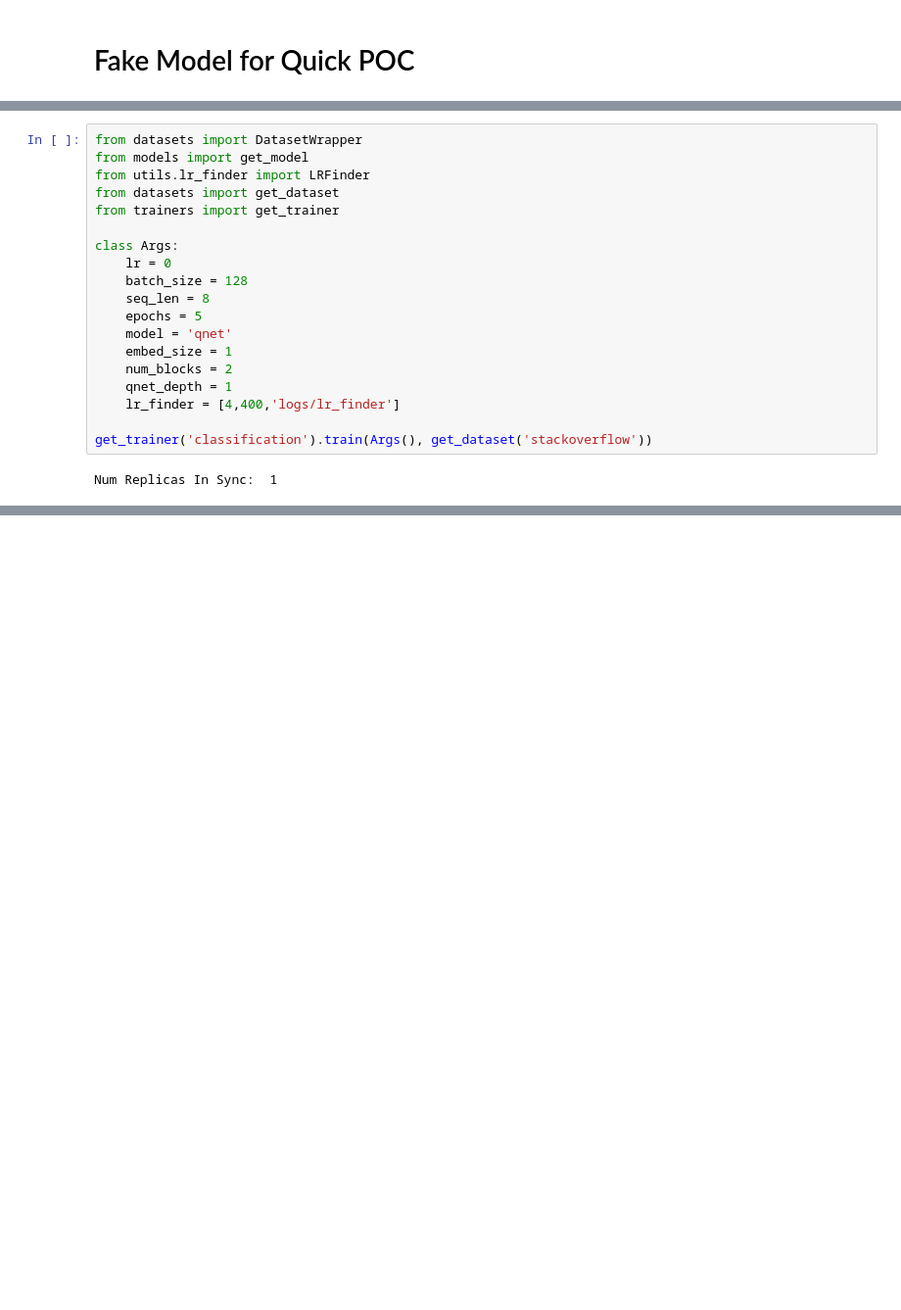
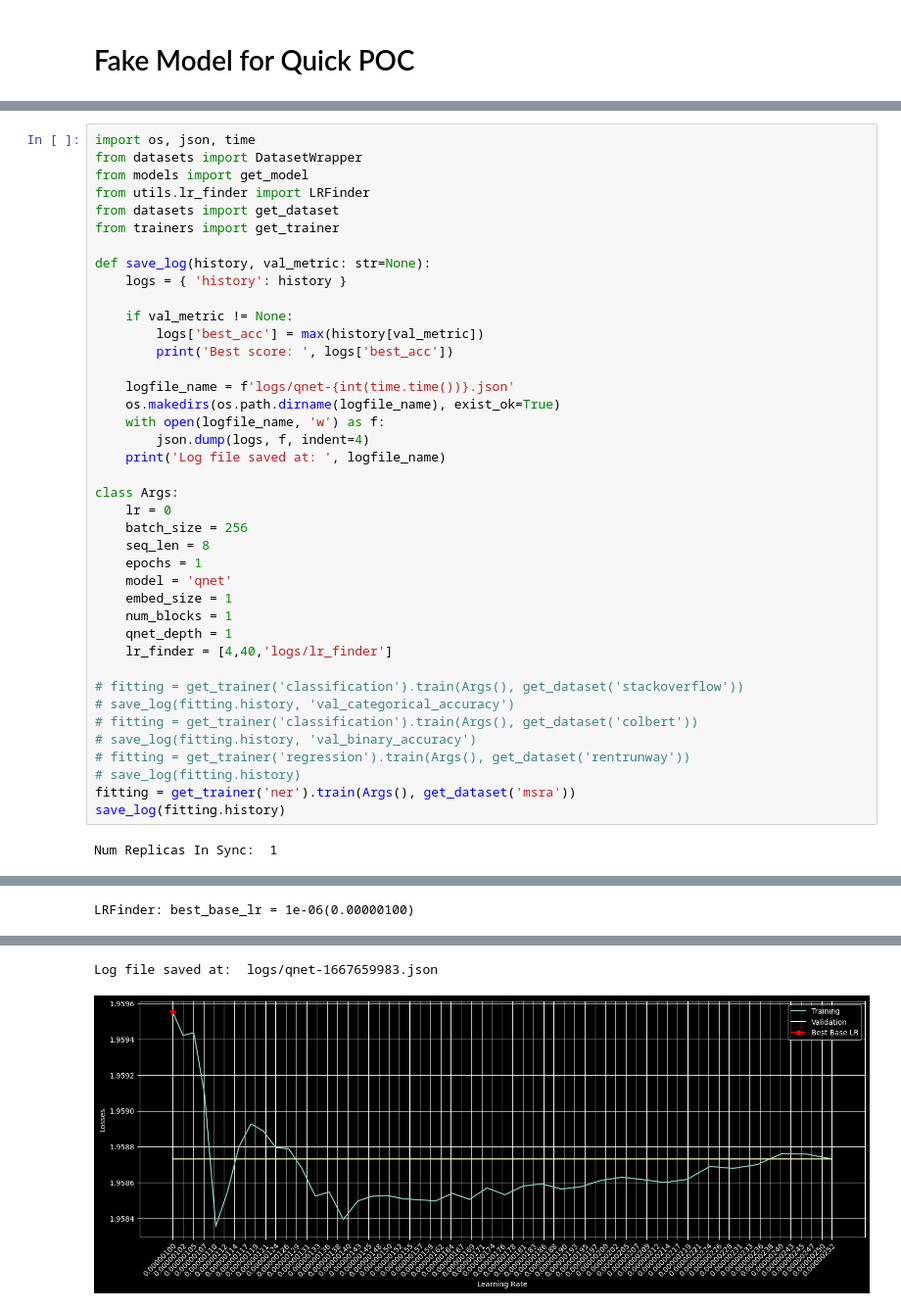
Before and after one commit to daviddaytw/QNet, a Jupyter notebook: experiments/LRFinder.ipynb, the cells around one changed output, grey strips where cells are left out. Shown at 98% size. Cells and saved outputs as stored; diff of their text form; blank space fills up the shorter version.

```diff
--- a/experiments/LRFinder.ipynb
+++ b/experiments/LRFinder.ipynb
@@ -50,21 +53,42 @@ Epoch 5/5
 # %%
+import os, json, time
 from datasets import DatasetWrapper
 from models import get_model
 from utils.lr_finder import LRFinder
 from datasets import get_dataset
 from trainers import get_trainer
 
+def save_log(history, val_metric: str=None):
+    logs = { 'history': history }
+
+    if val_metric != None:
+        logs['best_acc'] = max(history[val_metric])
+        print('Best score: ', logs['best_acc'])
+
+    logfile_name = f'logs/qnet-{int(time.time())}.json'
+    os.makedirs(os.path.dirname(logfile_name), exist_ok=True)
+    with open(logfile_name, 'w') as f:
+        json.dump(logs, f, indent=4)
+    print('Log file saved at: ', logfile_name)
+
 class Args:
     lr = 0
-    batch_size = 128
+    batch_size = 256
     seq_len = 8
-    epochs = 5
+    epochs = 1
     model = 'qnet'
     embed_size = 1
-    num_blocks = 2
+    num_blocks = 1
     qnet_depth = 1
-    lr_finder = [4,400,'logs/lr_finder']
+    lr_finder = [4,40,'logs/lr_finder']
 
-get_trainer('classification').train(Args(), get_dataset('stackoverflow'))
+# fitting = get_trainer('classification').train(Args(), get_dataset('stackoverflow'))
+# save_log(fitting.history, 'val_categorical_accuracy')
+# fitting = get_trainer('classification').train(Args(), get_dataset('colbert'))
+# save_log(fitting.history, 'val_binary_accuracy')
+# fitting = get_trainer('regression').train(Args(), get_dataset('rentrunway'))
+# save_log(fitting.history)
+fitting = get_trainer('ner').train(Args(), get_dataset('msra'))
+save_log(fitting.history)
 # %% [output]
 Num Replicas In Sync:  1
@@ -89,0 +120 @@ KeyboardInterrupt:
+LRFinder: best_base_lr = 1e-06(0.00000100)
@@ -89,0 +129,2 @@ KeyboardInterrupt:
+Log file saved at:  logs/qnet-1667659983.json
+[figure, added]
```
Also changed, not shown: parts of 3 cells of this notebook, 6 other files.
